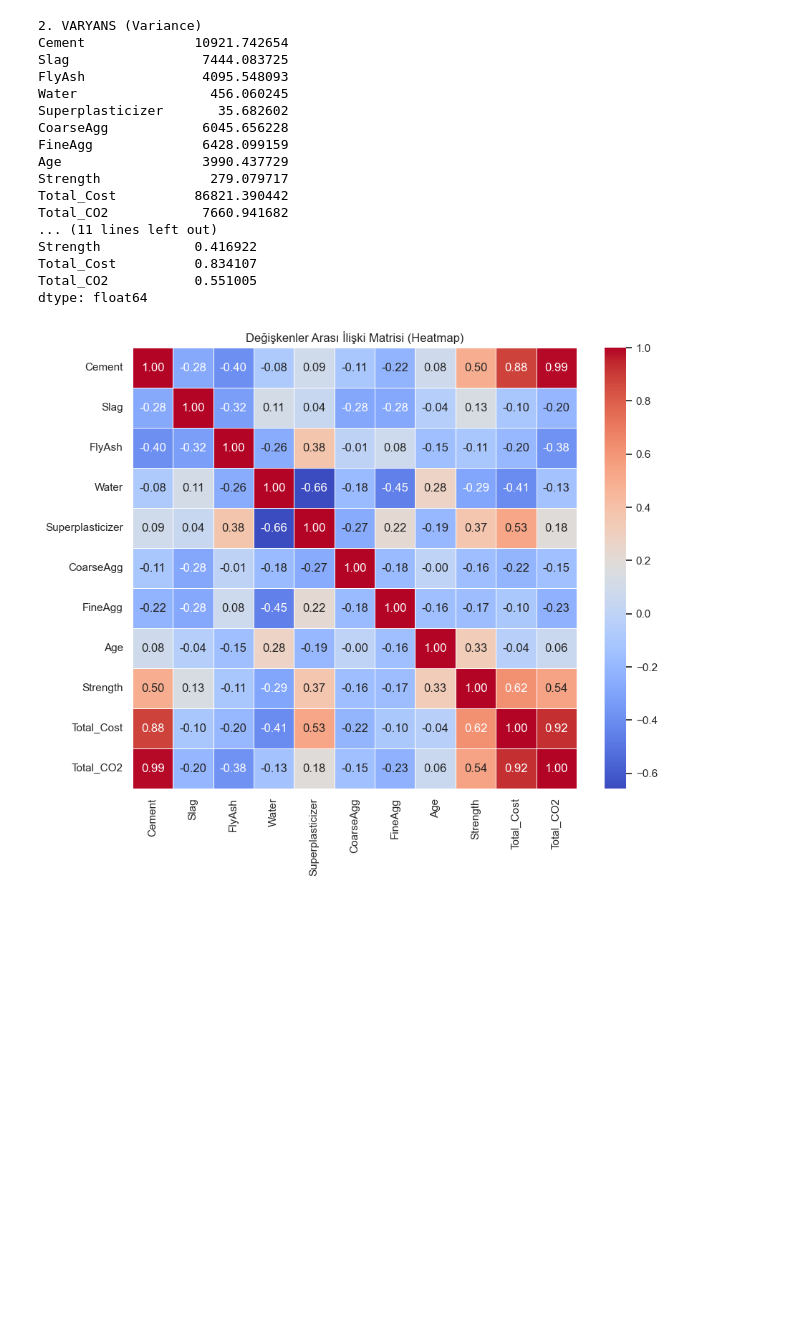
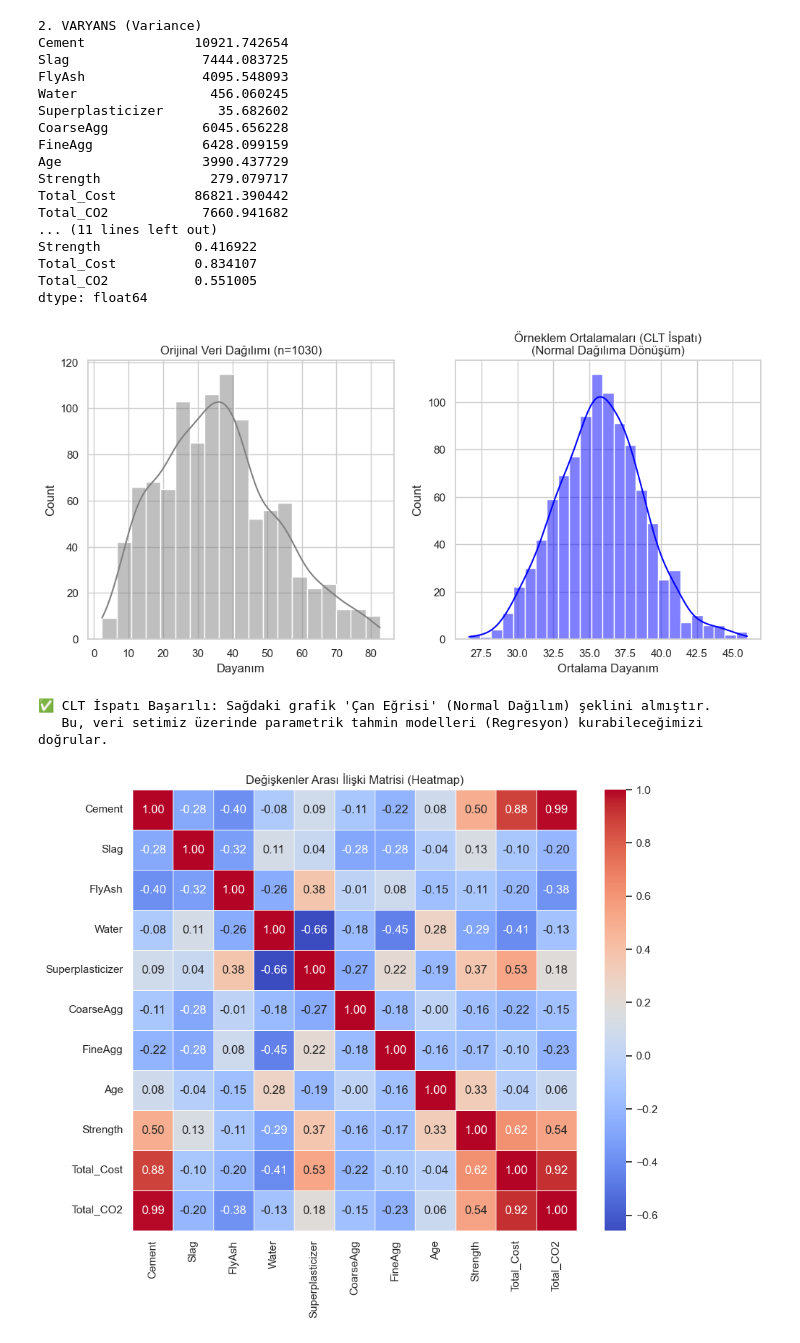
Before and after one commit to sumicekic/betondayan-m-proje, a Jupyter notebook: data.ipynb, the cells around one changed output. Drawn from its saved outputs; the diff is of its cells as text; code cells hidden in the pictures; blank space fills up the shorter version.

```diff
--- a/data.ipynb
+++ b/data.ipynb
@@ -134,6 +134,51 @@ Strength            0.416922
 Total_Cost          0.834107
 Total_CO2           0.551005
 dtype: float64
+# %%
+# --- ADIM 5.5: MERKEZİ LİMİT TEOREMİ (Central Limit Theorem - CLT) ---
+# Amacımız: Veri setimizdeki Dayanım (Strength) dağılımı mükemmel normal olmasa bile,
+# örneklem ortalamalarının normal dağıldığını ispatlamak.
+
+import matplotlib.pyplot as plt
+import seaborn as sns
+
+# Dayanım verisini popülasyon olarak alalım
+populasyon = df['Strength']
+
+# Simülasyon Ayarları
+orneklem_boyutu = 30  # Her seferinde 30 beton seç
+deneme_sayisi = 1000  # Bunu 1000 kere tekrarla
+orneklem_ortalamalari = []
+
+# CLT Döngüsü
+for _ in range(deneme_sayisi):
+    # Rastgele 30 tane seç ve ortalamasını al
+    orneklem = populasyon.sample(n=orneklem_boyutu, replace=True)
+    orneklem_ortalamalari.append(orneklem.mean())
+
+# Görselleştirme
+plt.figure(figsize=(12, 5))
+
+# 1. Orijinal Dağılım (Popülasyon)
+plt.subplot(1, 2, 1)
+sns.histplot(populasyon, kde=True, color='gray')
+plt.title(f"Orijinal Veri Dağılımı (n={len(df)})")
+plt.xlabel("Dayanım")
+
+# 2. Örneklem Ortalamaları Dağılımı (CLT Etkisi)
+plt.subplot(1, 2, 2)
+sns.histplot(orneklem_ortalamalari, kde=True, color='blue')
+plt.title(f"Örneklem Ortalamaları (CLT İspatı)\n(Normal Dağılıma Dönüşüm)")
+plt.xlabel("Ortalama Dayanım")
+
+plt.show()
+
+print("✅ CLT İspatı Başarılı: Sağdaki grafik 'Çan Eğrisi' (Normal Dağılım) şeklini almıştır.")
+print("   Bu, veri setimiz üzerinde parametrik tahmin modelleri (Regresyon) kurabileceğimizi doğrular.")
+# %% [output]
+[figure, added]
+✅ CLT İspatı Başarılı: Sağdaki grafik 'Çan Eğrisi' (Normal Dağılım) şeklini almıştır.
+   Bu, veri setimiz üzerinde parametrik tahmin modelleri (Regresyon) kurabileceğimizi doğrular.
 # %%
 # --- ADIM 6: KORELASYON ANALİZİ (Heatmap) ---
 
```
Also changed, not shown: parts of 1 cell of this notebook.
